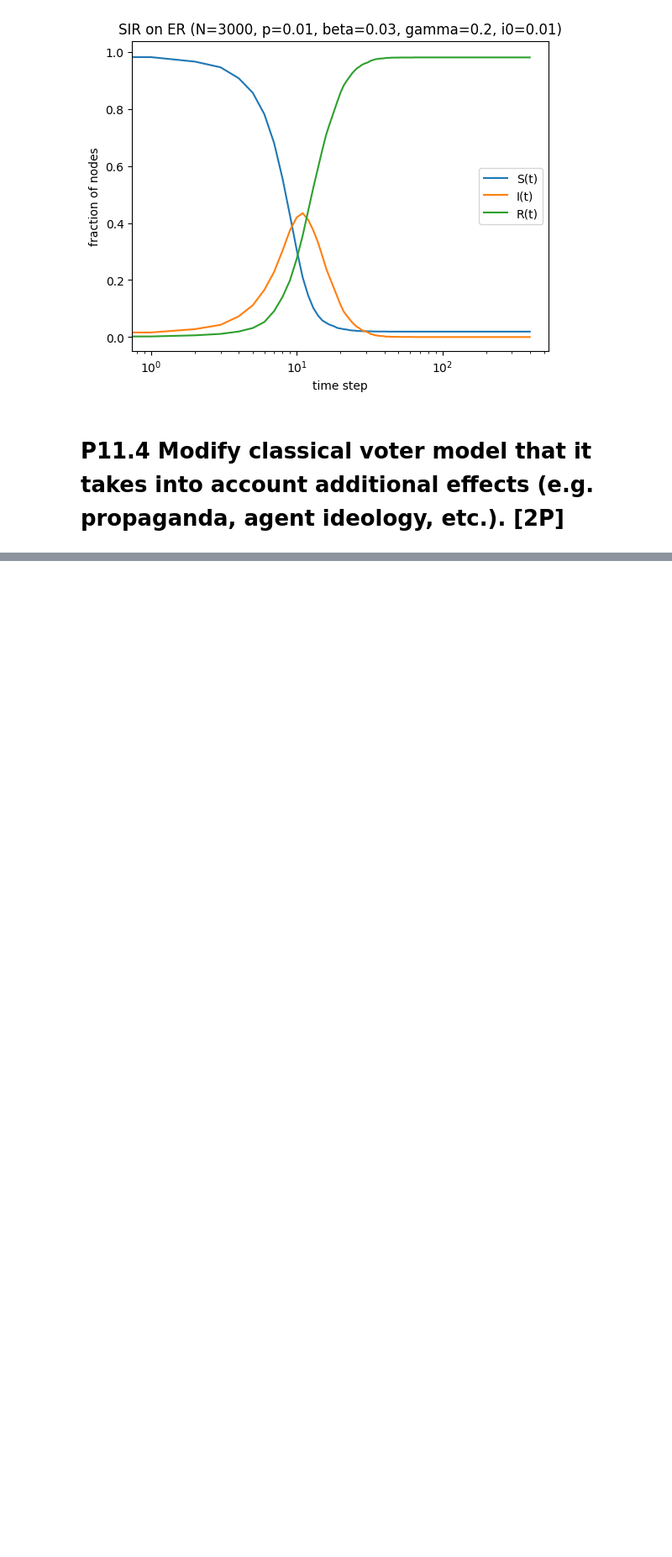
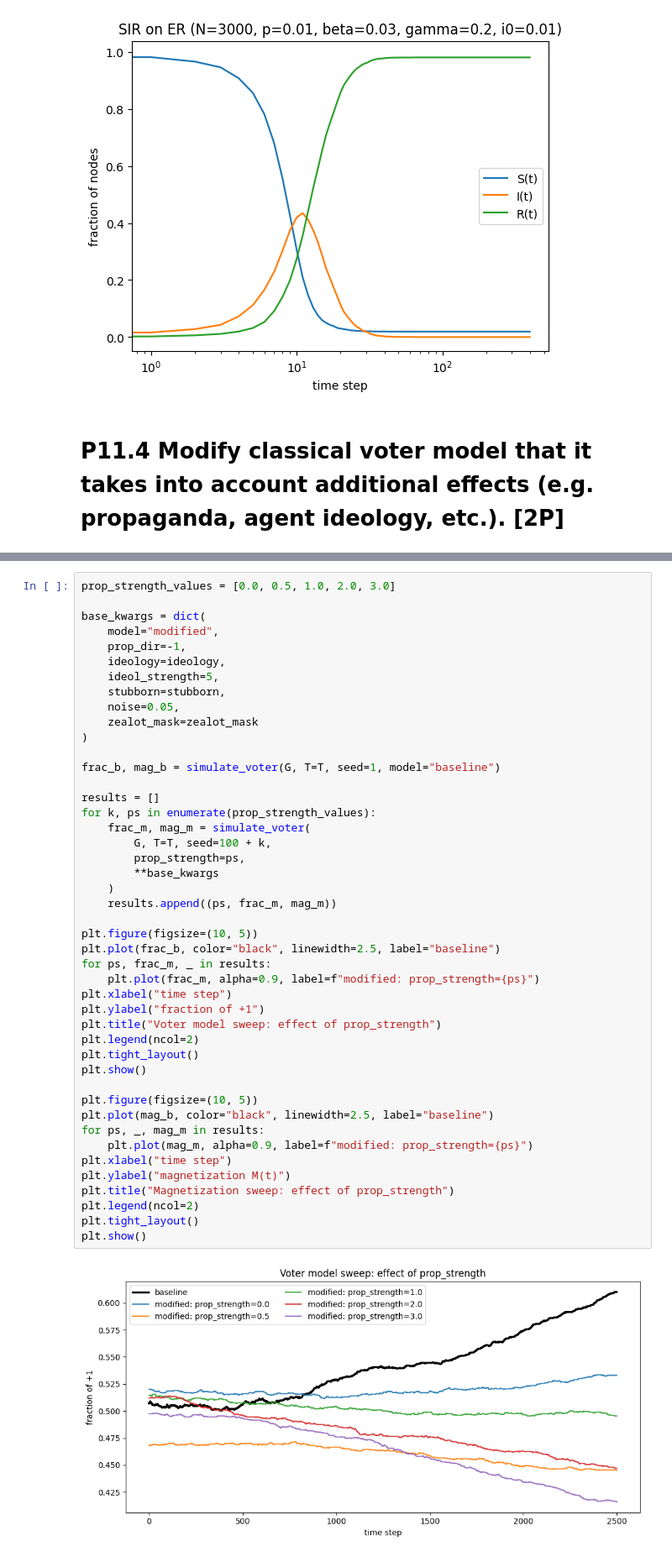
Before and after one commit to HJaczynski/Social-Networks-and-Recomendation-Systems, a Jupyter notebook: Labs/task11.ipynb, the cells around one changed output, grey strips where cells are left out. Shown at 84% size. Drawn from its saved outputs; the diff is of its cells as text; blank space fills up the shorter version.

```diff
--- a/Labs/task11.ipynb
+++ b/Labs/task11.ipynb
@@ -462,0 +463,47 @@ plt.show()
+# %%
+prop_strength_values = [0.0, 0.5, 1.0, 2.0, 3.0]
+
+base_kwargs = dict(
+    model="modified",
+    prop_dir=-1,
+    ideology=ideology,
+    ideol_strength=5,
+    stubborn=stubborn,
+    noise=0.05,
+    zealot_mask=zealot_mask
+)
+
+frac_b, mag_b = simulate_voter(G, T=T, seed=1, model="baseline")
+
+results = []
+for k, ps in enumerate(prop_strength_values):
+    frac_m, mag_m = simulate_voter(
+        G, T=T, seed=100 + k,
+        prop_strength=ps,
+        **base_kwargs
+    )
+    results.append((ps, frac_m, mag_m))
+
+plt.figure(figsize=(10, 5))
+plt.plot(frac_b, color="black", linewidth=2.5, label="baseline")
+for ps, frac_m, _ in results:
+    plt.plot(frac_m, alpha=0.9, label=f"modified: prop_strength={ps}")
+plt.xlabel("time step")
+plt.ylabel("fraction of +1")
+plt.title("Voter model sweep: effect of prop_strength")
+plt.legend(ncol=2)
+plt.tight_layout()
+plt.show()
+
+plt.figure(figsize=(10, 5))
+plt.plot(mag_b, color="black", linewidth=2.5, label="baseline")
+for ps, _, mag_m in results:
+    plt.plot(mag_m, alpha=0.9, label=f"modified: prop_strength={ps}")
+plt.xlabel("time step")
+plt.ylabel("magnetization M(t)")
+plt.title("Magnetization sweep: effect of prop_strength")
+plt.legend(ncol=2)
+plt.tight_layout()
+plt.show()
+# %% [output]
+[figure, added]
```
Also changed, not shown: parts of 2 cells of this notebook.
